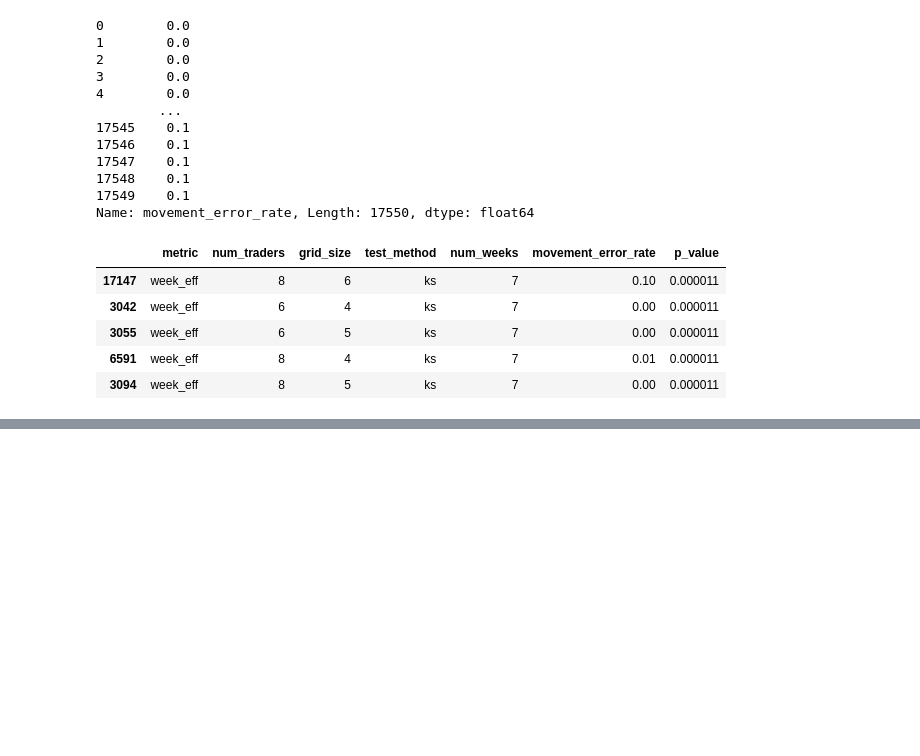
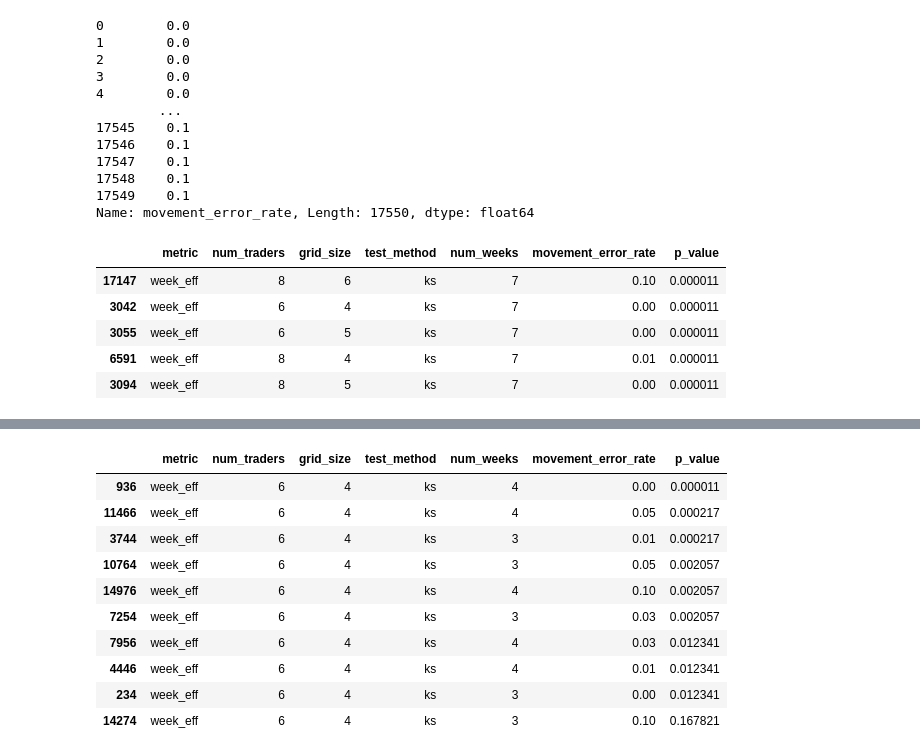
Before and after one commit to Kmccabe/dm_markets, a Jupyter notebook: modules_vCOVID/notebooks/dm_test_small_grid.ipynb, the cells around one changed output, grey strips where cells are left out. Saved outputs shown, nothing was run; the diff lists cells and outputs as text; code cells hidden in the pictures; blank space fills up the shorter version.

```diff
--- a/modules_vCOVID/notebooks/dm_test_small_grid.ipynb
+++ b/modules_vCOVID/notebooks/dm_test_small_grid.ipynb
@@ -2980,0 +2999,14 @@ sort_a.head()[n_ac_e_cols]
+# %%
+sort_a[(sort_a['num_traders']==6) & (sort_a['grid_size']==4) & (sort_a['num_weeks']<5)][n_ac_e_cols]
+# %% [output]
+|  | metric | num_traders | grid_size | test_method | num_weeks | movement_error_rate | p_value |
+| 936 | week_eff | 6 | 4 | ks | 4 | 0.00 | 0.000011 |
+| 11466 | week_eff | 6 | 4 | ks | 4 | 0.05 | 0.000217 |
+| 3744 | week_eff | 6 | 4 | ks | 3 | 0.01 | 0.000217 |
+| 10764 | week_eff | 6 | 4 | ks | 3 | 0.05 | 0.002057 |
+| 14976 | week_eff | 6 | 4 | ks | 4 | 0.10 | 0.002057 |
+| 7254 | week_eff | 6 | 4 | ks | 3 | 0.03 | 0.002057 |
+| 7956 | week_eff | 6 | 4 | ks | 4 | 0.03 | 0.012341 |
+| 4446 | week_eff | 6 | 4 | ks | 4 | 0.01 | 0.012341 |
+| 234 | week_eff | 6 | 4 | ks | 3 | 0.00 | 0.012341 |
+| 14274 | week_eff | 6 | 4 | ks | 3 | 0.10 | 0.167821 |
```
Also changed, not shown: parts of 17 cells of this notebook.
